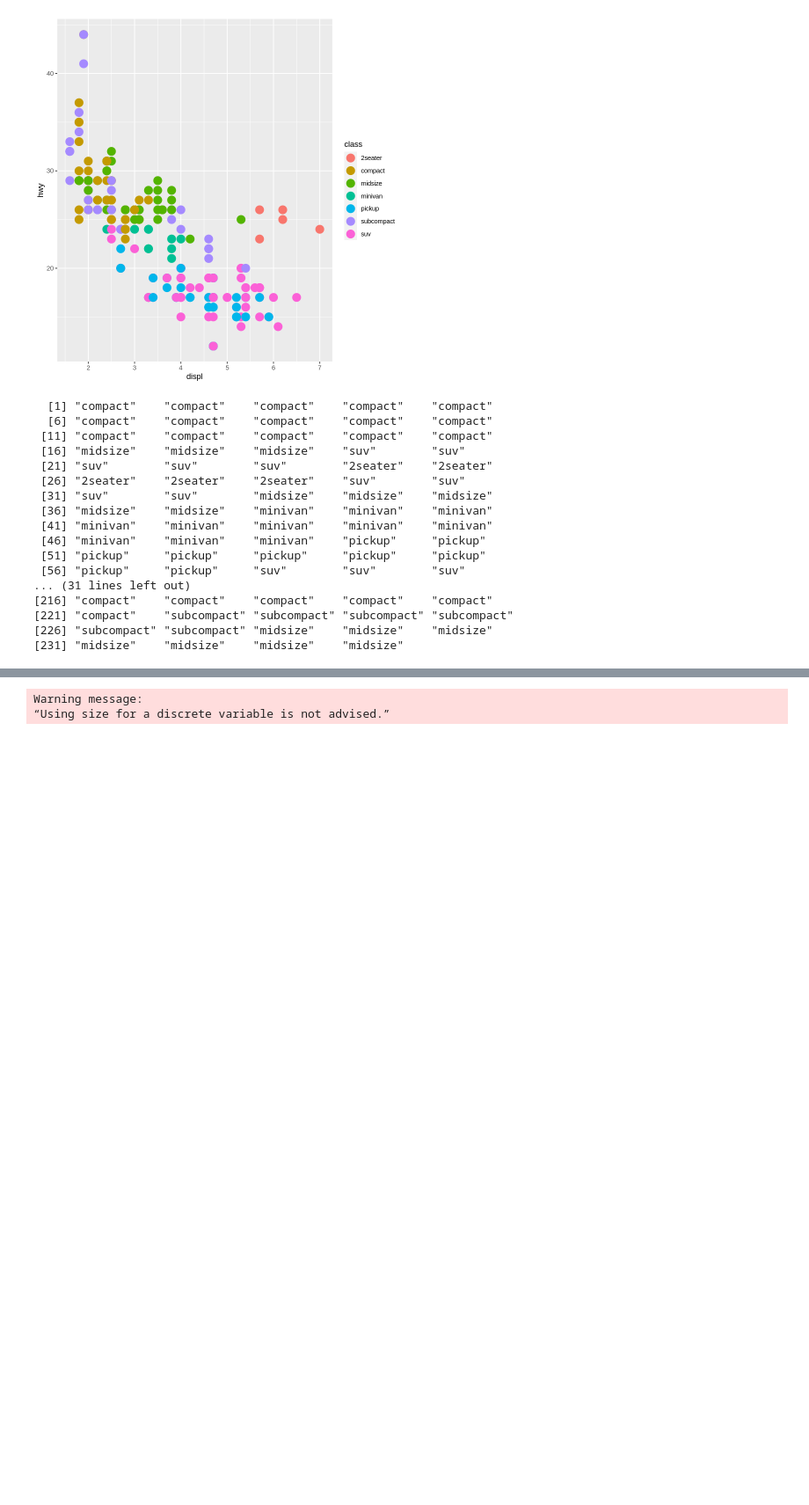
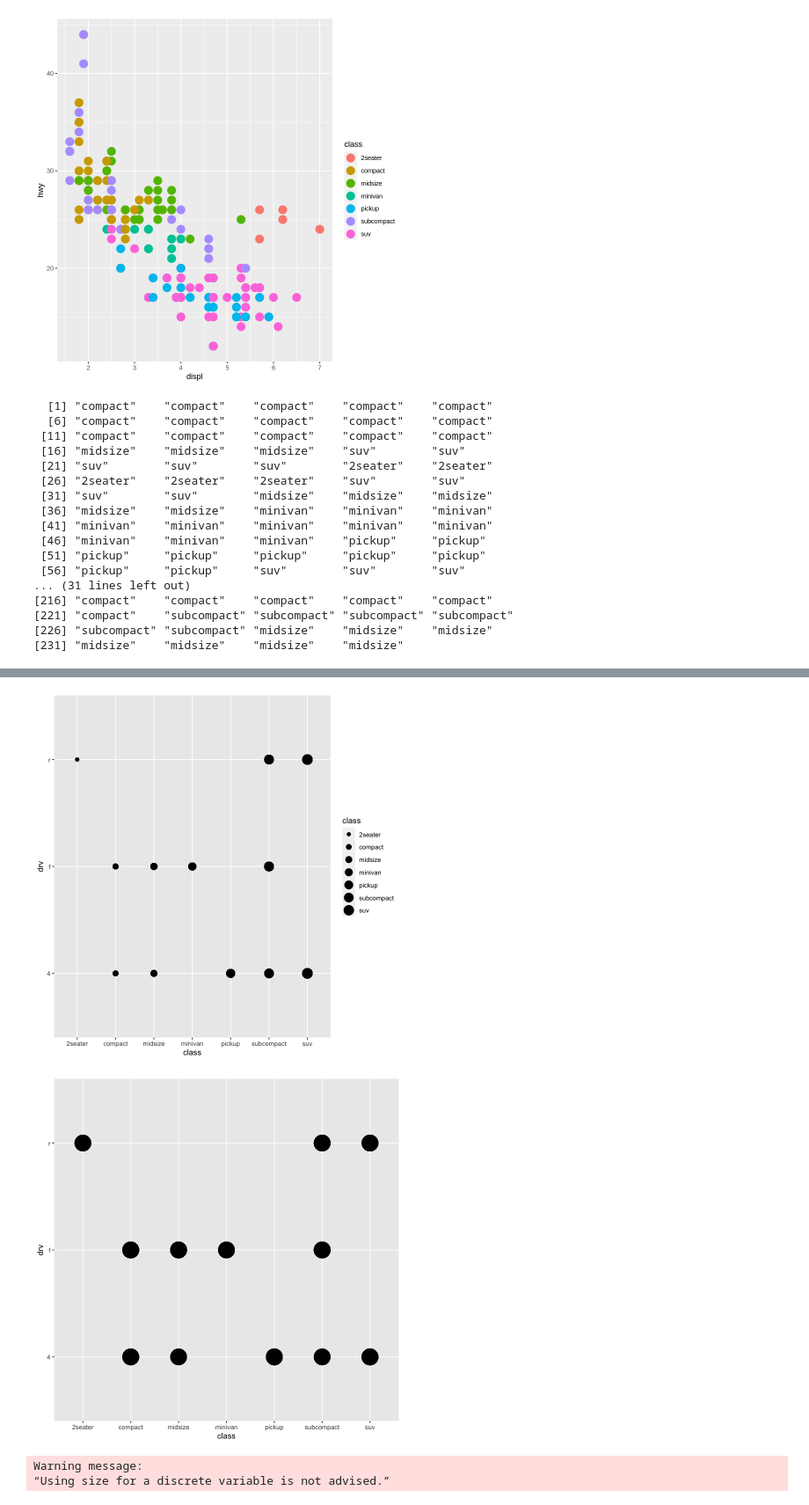
Before and after one commit to mahdi-b/MBIO612-F2021, a Jupyter notebook: week_3/Intro_ggplot2.ipynb, the cells around one changed output, grey strips where cells are left out. Shown at 88% size. Saved outputs shown, nothing was run; the diff lists cells and outputs as text; code cells hidden in the pictures; blank space fills up the shorter version.

```diff
--- a/week_3/Intro_ggplot2.ipynb
+++ b/week_3/Intro_ggplot2.ipynb
@@ -167,3 +167,10 @@ mpg$class
 [221] "compact"    "subcompact" "subcompact" "subcompact" "subcompact"
 [226] "subcompact" "subcompact" "midsize"    "midsize"    "midsize"
 [231] "midsize"    "midsize"    "midsize"    "midsize"
+# %%
+# Question: why does the following throw a warning and color does not?
+# more on how to fix this later
+
+ggplot(mpg) + geom_point(mapping = aes(x = class, y = drv, size=class))
+ggplot(mpg) + geom_point(mapping = aes(x = class, y = drv),  size=10)
+# %% [output]
@@ -170,3 +179,5 @@ mpg$class
+[figure, added]
+[figure, added]
 # %%
 # Question: why does the following throw a warning and color does not?
 # more on how to fix this later
```
Also changed, not shown: parts of 3 cells of this notebook.
